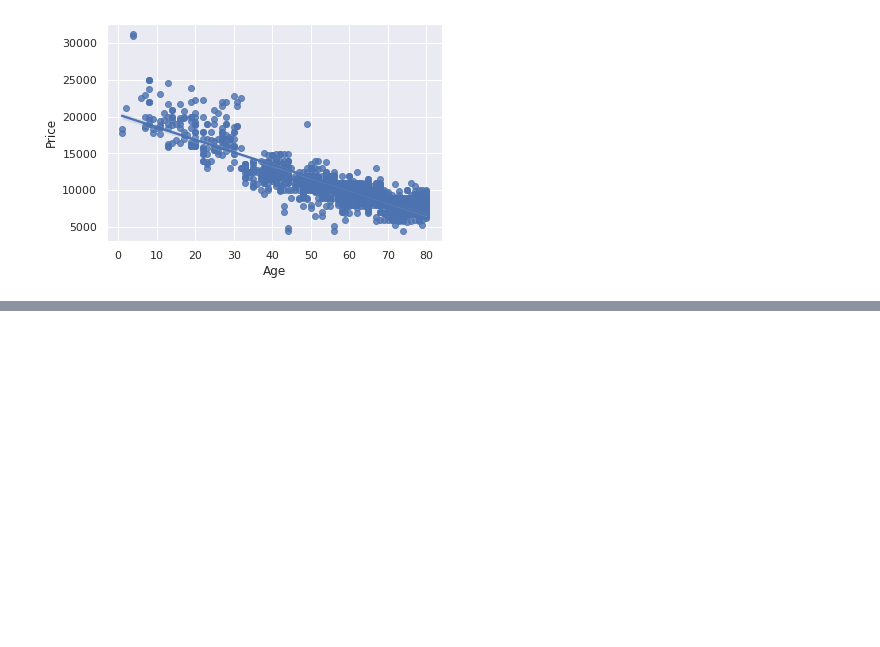
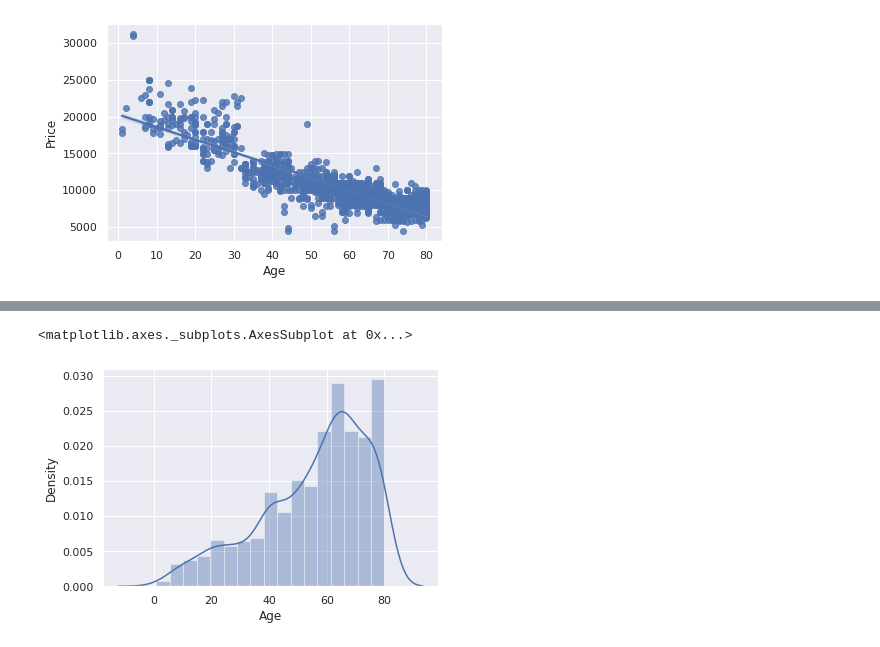
Before and after one commit to Manalibhaskar07/MSC_FDS_528, a Jupyter notebook: Practical3.ipynb, the cells around one changed output, grey strips where cells are left out. Cells and saved outputs as stored; diff of their text form; code cells hidden in the pictures; blank space fills up the shorter version.

```diff
--- a/Practical3.ipynb
+++ b/Practical3.ipynb
@@ -66,0 +82,5 @@ sns.regplot(x=cars_data['Age'],y=cars_data['Price'])
+# %%
+sns.distplot(cars_data['Age'])
+# %% [output]
+<matplotlib.axes._subplots.AxesSubplot at 0x...>
+[figure, added]
```
Also changed, not shown: parts of 18 cells of this notebook.
